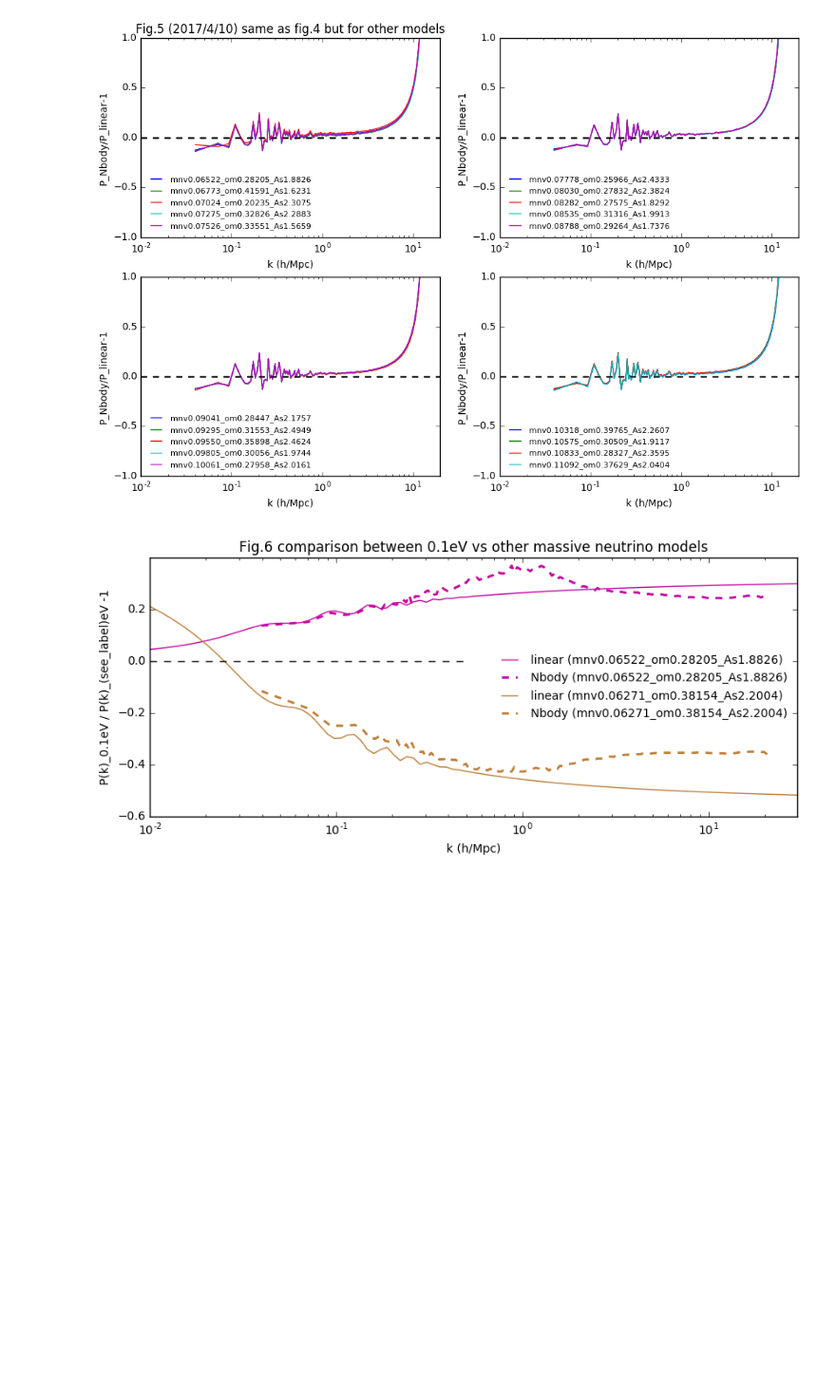
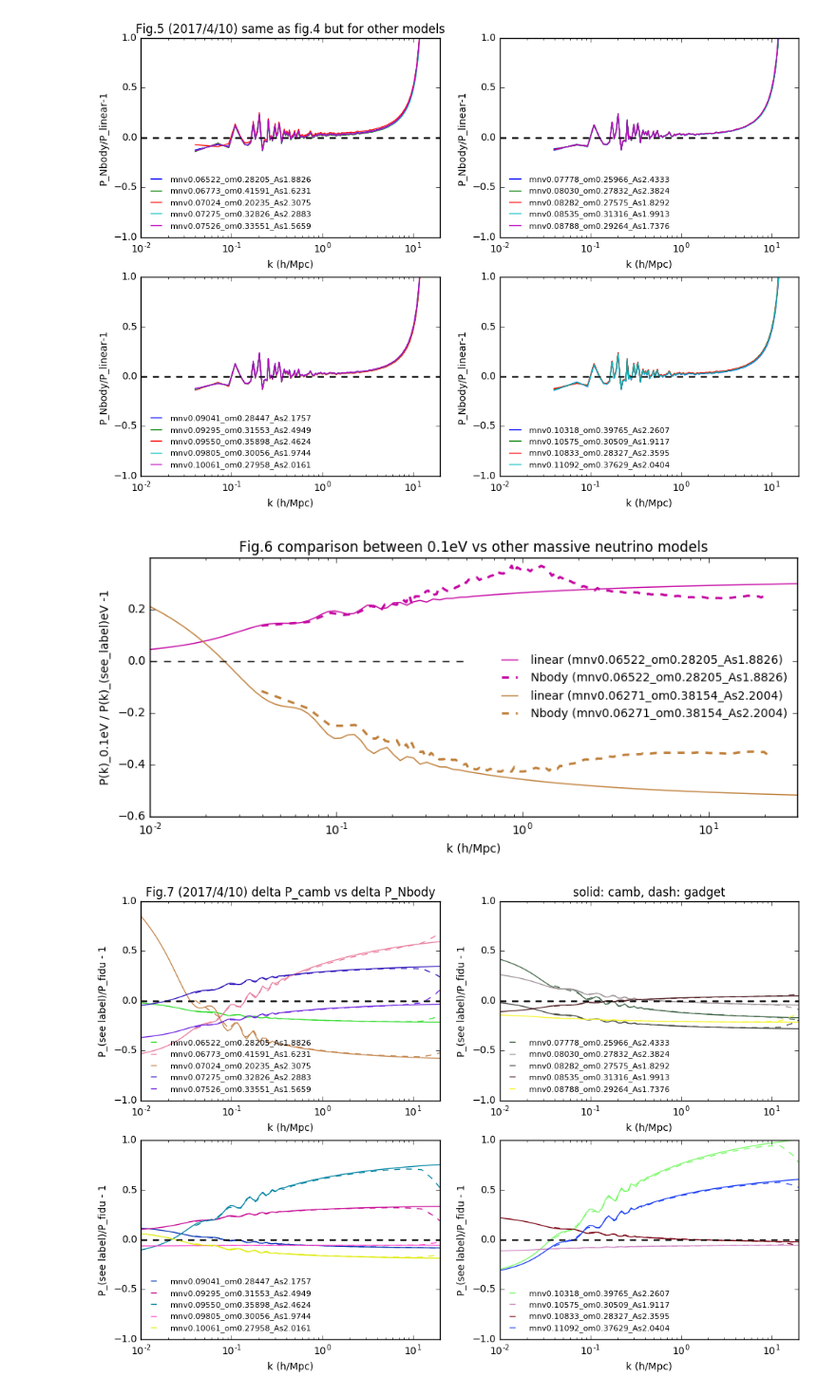
Before and after one commit to liuxx479/neutrino-batch, a Jupyter notebook: plot-matterps.ipynb, the cells around one changed output. Shown at 95% size. Drawn from its saved outputs; the diff is of its cells as text; code cells hidden in the pictures; blank space fills up the shorter version.

```diff
--- a/plot-matterps.ipynb
+++ b/plot-matterps.ipynb
@@ -252,6 +248,7 @@ fn_arr = delete(fn_arr, 1)
 
 f=figure(figsize=(12,8))
 jjj=0
+seed(5)
 for iii in range(len(fn_arr)):
 
     fn = fn_arr[iii][:-10]
@@ -268,7 +265,8 @@ for iii in range(len(fn_arr)):
     iPgadget *= Boxsize**3
     iPgadget_binned = bin_array(iPgadget,binsize,iNmodes)
     P_z99_out = interp1d(ikcamb_z99, iPcamb_z99)(kgadget_bined)
-    ax.plot(kgadget_bined, iPgadget_binned/P_z99_out-1, label=fn)
+    icolor=rand(3)
+    ax.plot(kgadget_bined, iPgadget_binned/P_z99_out-1, c=icolor, label=fn)
     jjj+=1
     ax.legend(fontsize=8,frameon=0,loc=3, ncol=1)
     ax.plot([1e-2, 20],[0,0],'k--')
@@ -312,3 +310,49 @@ ax2.set_title('Fig.6 comparison between 0.1eV vs other massive neutrino models')
 show()
 # %% [output]
 [figure]
+# %%
+###############################################################
+##### difference between cosmo for camb and Nbody ICs #########
+###############################################################
+import os
+fn_arr = np.array(os.listdir('matterpower'))[where(array( [(len(iPm)) for iPm in os.listdir('matterpower')])==39)[0]]
+#print fn_arr
+fn_arr = delete(fn_arr, 1)
+Pcamb_interp = interp1d(kcamb_z99, Pcamb_z99)(k_arr)
+
+f=figure(figsize=(12,8))
+jjj=0
+seed(5)
+for iii in range(len(fn_arr)):
+
+    fn = fn_arr[iii][:-10]
+    #print fn
+    if fn[:10]=='mnv0.00000' or fn[:10]=='mnv0.10000':
+        continue
+    if jjj%5==0:
+        ax=f.add_subplot(2,2,jjj/5+1)
+    if iii==2:
+        ax.set_title("Fig.7 (2017/4/10) delta P_camb vs delta P_Nbody")
+    if iii==6:
+        ax.set_title('solid: camb, dash: gadget')
+    ikgadget, iPgadget, iNmodes = np.loadtxt('matterpower/%s-PK-DM-ICs'%(fn)).T
+    ikcamb_z99, iPcamb_z99 = np.loadtxt('camb/camb_%s_matterpow_99.dat'%(fn)).T
+    iPcamb_interp = interp1d(ikcamb_z99, iPcamb_z99)(k_arr)
+    kgadget *= 2*pi/Boxsize
+    iPgadget *= Boxsize**3
+    iPgadget_binned = bin_array(iPgadget,binsize,iNmodes)
+    P_z99_out = interp1d(ikcamb_z99, iPcamb_z99)(kgadget_bined)
+    icolor=rand(3)
+    ax.plot(k_arr, iPcamb_interp/Pcamb_interp-1, '-',c=icolor)
+    ax.plot(kgadget_bined, iPgadget_binned/Pgadget_z99_bined-1, '--',c=icolor, label=fn)
+    jjj+=1
+    ax.legend(fontsize=8,frameon=0,loc=3, ncol=1)
+    ax.plot([1e-2, 20],[0,0],'k--')
+    ax.set_xlabel('k (h/Mpc)')
+    ax.set_xscale('log')
+    ax.set_ylabel('P_(see label)/P_fidu - 1')
+    ax.set_xlim(1e-2,20)
+    ax.set_ylim(-1,1)
+show()
+# %% [output]
+[figure, added]
```
Also changed, not shown: parts of 4 cells of this notebook.
